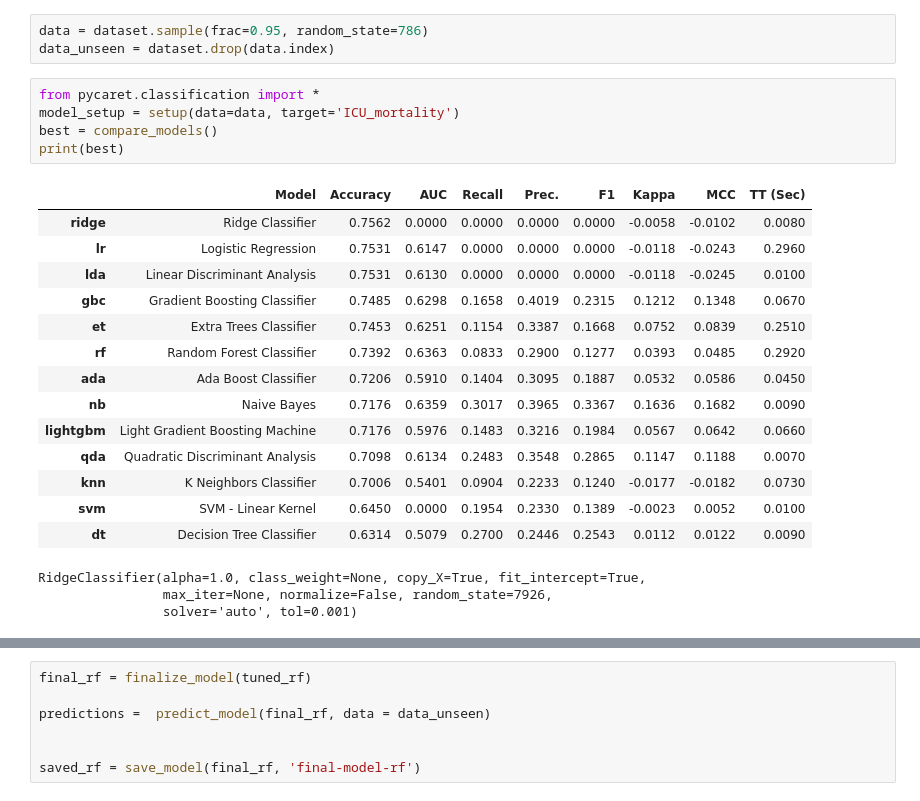
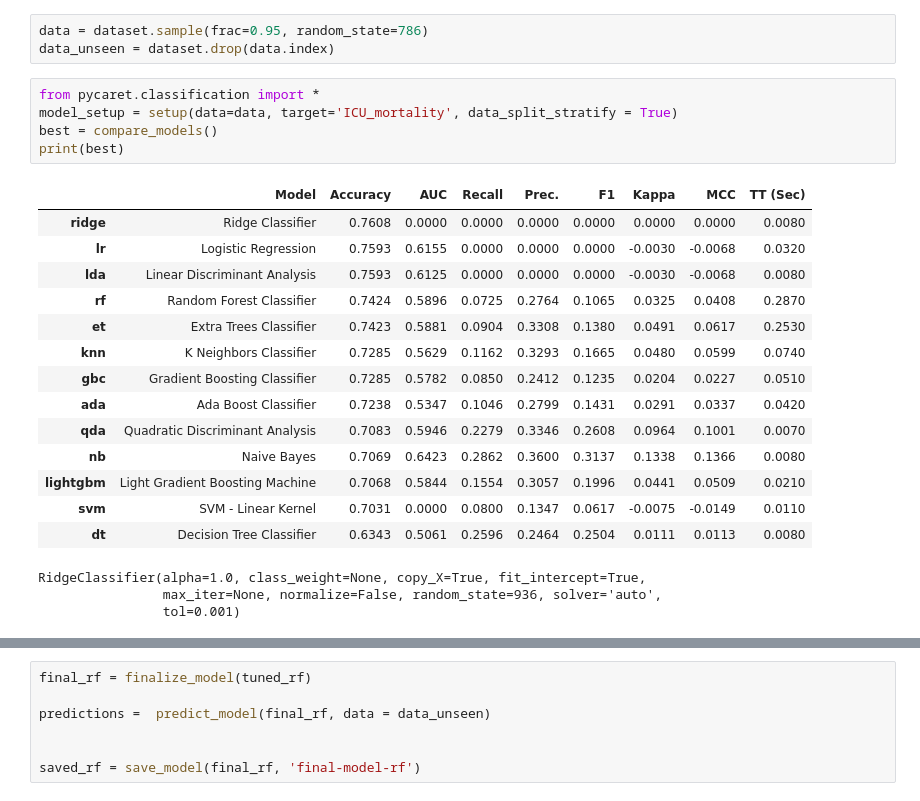
Before and after one commit to dvirs12345/Final-project, a Jupyter notebook: Hazana/first_slice.ipynb, the cells around one changed output, grey strips where cells are left out. Drawn from its saved outputs; the diff is of its cells as text.

```diff
--- a/Hazana/first_slice.ipynb
+++ b/Hazana/first_slice.ipynb
@@ -401,27 +400,27 @@ data = dataset.sample(frac=0.95, random_state=786)
 data_unseen = dataset.drop(data.index)
 # %%
 from pycaret.classification import *
-model_setup = setup(data=data, target='ICU_mortality')
+model_setup = setup(data=data, target='ICU_mortality', data_split_stratify = True)
 best = compare_models()
 print(best)
 # %% [output]
 |  | Model | Accuracy | AUC | Recall | Prec. | F1 | Kappa | MCC | TT (Sec) |
-| ridge | Ridge Classifier | 0.7562 | 0.0000 | 0.0000 | 0.0000 | 0.0000 | -0.0058 | -0.0102 | 0.0080 |
-| lr | Logistic Regression | 0.7531 | 0.6147 | 0.0000 | 0.0000 | 0.0000 | -0.0118 | -0.0243 | 0.2960 |
-| lda | Linear Discriminant Analysis | 0.7531 | 0.6130 | 0.0000 | 0.0000 | 0.0000 | -0.0118 | -0.0245 | 0.0100 |
-| gbc | Gradient Boosting Classifier | 0.7485 | 0.6298 | 0.1658 | 0.4019 | 0.2315 | 0.1212 | 0.1348 | 0.0670 |
-| et | Extra Trees Classifier | 0.7453 | 0.6251 | 0.1154 | 0.3387 | 0.1668 | 0.0752 | 0.0839 | 0.2510 |
-| rf | Random Forest Classifier | 0.7392 | 0.6363 | 0.0833 | 0.2900 | 0.1277 | 0.0393 | 0.0485 | 0.2920 |
-| ada | Ada Boost Classifier | 0.7206 | 0.5910 | 0.1404 | 0.3095 | 0.1887 | 0.0532 | 0.0586 | 0.0450 |
-| nb | Naive Bayes | 0.7176 | 0.6359 | 0.3017 | 0.3965 | 0.3367 | 0.1636 | 0.1682 | 0.0090 |
-| lightgbm | Light Gradient Boosting Machine | 0.7176 | 0.5976 | 0.1483 | 0.3216 | 0.1984 | 0.0567 | 0.0642 | 0.0660 |
-| qda | Quadratic Discriminant Analysis | 0.7098 | 0.6134 | 0.2483 | 0.3548 | 0.2865 | 0.1147 | 0.1188 | 0.0070 |
-| knn | K Neighbors Classifier | 0.7006 | 0.5401 | 0.0904 | 0.2233 | 0.1240 | -0.0177 | -0.0182 | 0.0730 |
-| svm | SVM - Linear Kernel | 0.6450 | 0.0000 | 0.1954 | 0.2330 | 0.1389 | -0.0023 | 0.0052 | 0.0100 |
-| dt | Decision Tree Classifier | 0.6314 | 0.5079 | 0.2700 | 0.2446 | 0.2543 | 0.0112 | 0.0122 | 0.0090 |
+| ridge | Ridge Classifier | 0.7608 | 0.0000 | 0.0000 | 0.0000 | 0.0000 | 0.0000 | 0.0000 | 0.0080 |
+| lr | Logistic Regression | 0.7593 | 0.6155 | 0.0000 | 0.0000 | 0.0000 | -0.0030 | -0.0068 | 0.0320 |
+| lda | Linear Discriminant Analysis | 0.7593 | 0.6125 | 0.0000 | 0.0000 | 0.0000 | -0.0030 | -0.0068 | 0.0080 |
+| rf | Random Forest Classifier | 0.7424 | 0.5896 | 0.0725 | 0.2764 | 0.1065 | 0.0325 | 0.0408 | 0.2870 |
+| et | Extra Trees Classifier | 0.7423 | 0.5881 | 0.0904 | 0.3308 | 0.1380 | 0.0491 | 0.0617 | 0.2530 |
+| knn | K Neighbors Classifier | 0.7285 | 0.5629 | 0.1162 | 0.3293 | 0.1665 | 0.0480 | 0.0599 | 0.0740 |
+| gbc | Gradient Boosting Classifier | 0.7285 | 0.5782 | 0.0850 | 0.2412 | 0.1235 | 0.0204 | 0.0227 | 0.0510 |
+| ada | Ada Boost Classifier | 0.7238 | 0.5347 | 0.1046 | 0.2799 | 0.1431 | 0.0291 | 0.0337 | 0.0420 |
+| qda | Quadratic Discriminant Analysis | 0.7083 | 0.5946 | 0.2279 | 0.3346 | 0.2608 | 0.0964 | 0.1001 | 0.0070 |
+| nb | Naive Bayes | 0.7069 | 0.6423 | 0.2862 | 0.3600 | 0.3137 | 0.1338 | 0.1366 | 0.0080 |
+| lightgbm | Light Gradient Boosting Machine | 0.7068 | 0.5844 | 0.1554 | 0.3057 | 0.1996 | 0.0441 | 0.0509 | 0.0210 |
+| svm | SVM - Linear Kernel | 0.7031 | 0.0000 | 0.0800 | 0.1347 | 0.0617 | -0.0075 | -0.0149 | 0.0110 |
+| dt | Decision Tree Classifier | 0.6343 | 0.5061 | 0.2596 | 0.2464 | 0.2504 | 0.0111 | 0.0113 | 0.0080 |
 RidgeClassifier(alpha=1.0, class_weight=None, copy_X=True, fit_intercept=True,
-                max_iter=None, normalize=False, random_state=7926,
-                solver='auto', tol=0.001)
+                max_iter=None, normalize=False, random_state=936, solver='auto',
+                tol=0.001)
 # %%
 #for more info: https://pycaret.org/tune-model/
 model = create_model("rf")
```
Also changed, not shown: parts of 5 cells of this notebook, 1 other file.
